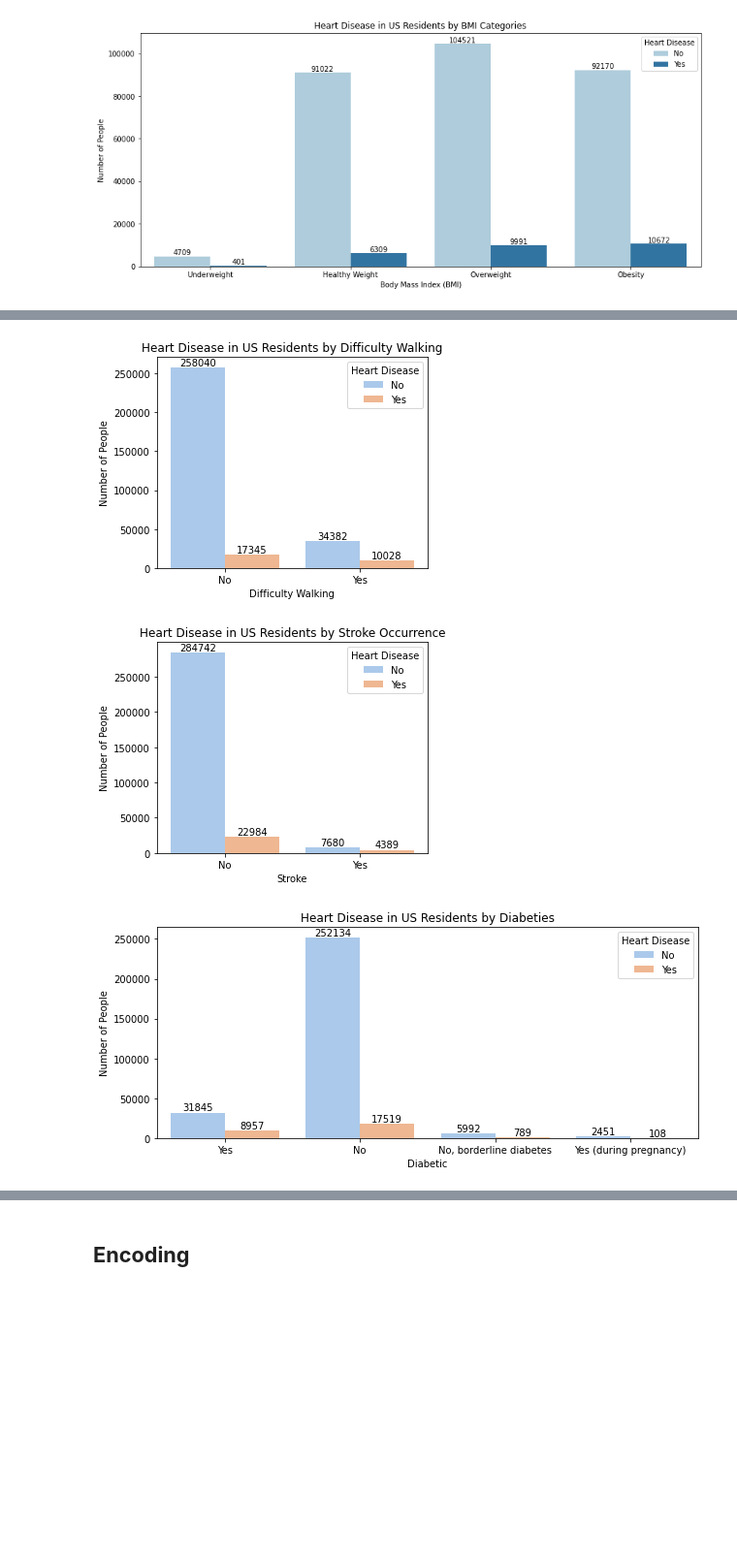
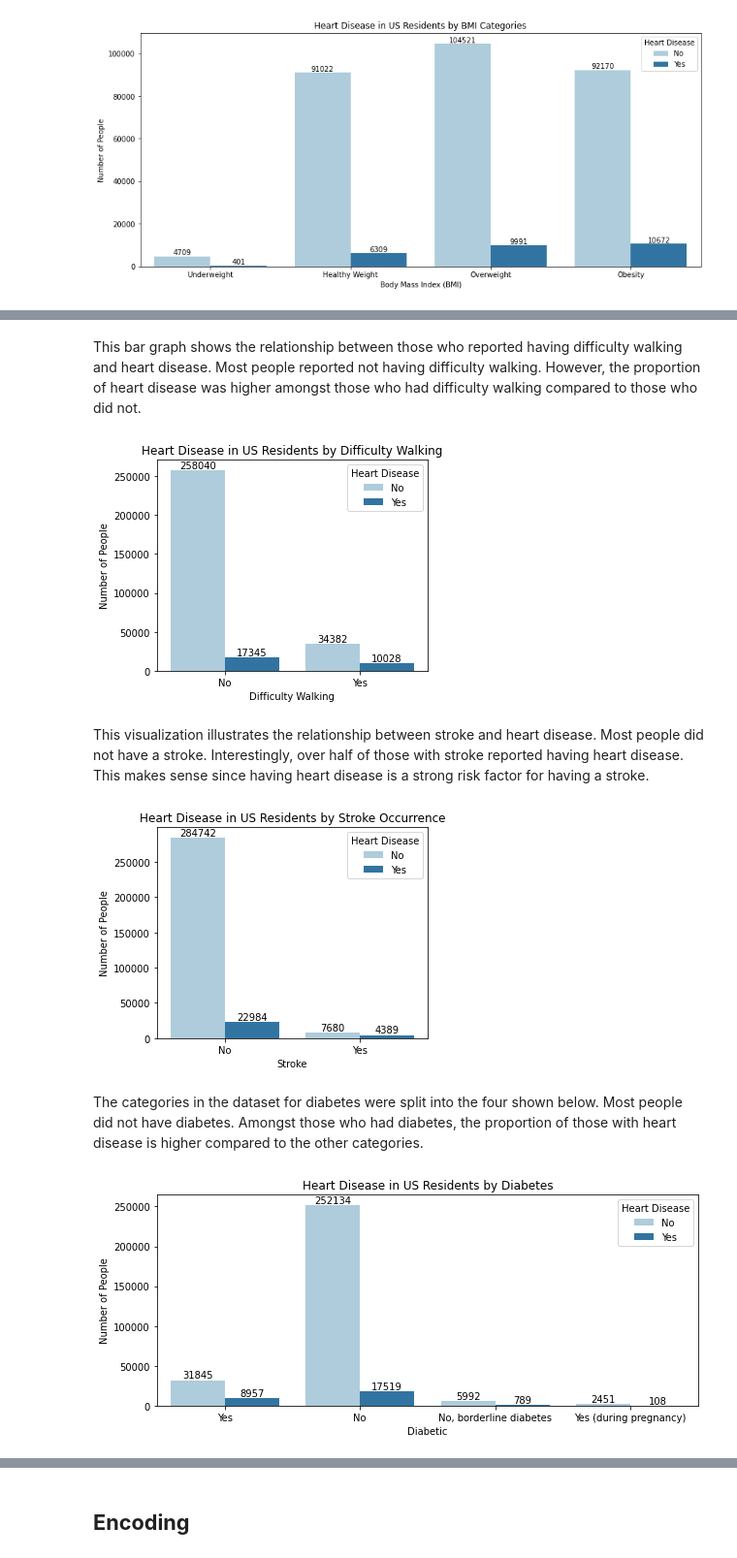
Before and after one commit to sophtsai/Heart-Disease-ML, a Jupyter notebook: Predicting_Heart_Disease_Final.ipynb, the cells around one changed output, grey strips where cells are left out. Shown at 97% size. Cells and saved outputs as stored; diff of their text form; code cells hidden in the pictures; blank space fills up the shorter version.

```diff
--- a/Predicting_Heart_Disease_Final.ipynb
+++ b/Predicting_Heart_Disease_Final.ipynb
@@ -163,8 +183,3 @@ for container in ax.containers:
 plt.show()
 # %% [output]
 [figure]
-# %%
-# BMI and Smoking by Heart Disease
-sns.set_palette("pastel")
-ax = sns.boxplot(x="HeartDisease", y = "BMI", hue = "Smoking", data=df)
-plt.show()
@@ -250,3 +280,5 @@ plt.show()
+# %% [markdown]
+This bar graph shows the relationship between those who reported having difficulty walking and heart disease. Most people reported not having difficulty walking. However, the proportion of heart disease was higher amongst those who had difficulty walking compared to those who did not.
 # %%
 # Difficulty Walking: People with Heart Disease
 plt.figure(figsize=(5, 4))
@@ -258,7 +290,9 @@ for container in ax.containers:
     ax.bar_label(container)
 plt.show()
 # %% [output]
-[figure, old version]
+[figure, new version]
+# %% [markdown]
+This visualization illustrates the relationship between stroke and heart disease. Most people did not have a stroke. Interestingly, over half of those with stroke reported having heart disease. This makes sense since having heart disease is a strong risk factor for having a stroke.
 # %%
 # Stroke: People with Heart Disease
 plt.figure(figsize=(5, 4))
@@ -270,16 +304,18 @@ for container in ax.containers:
     ax.bar_label(container)
 plt.show()
 # %% [output]
-[figure, old version]
+[figure, new version]
+# %% [markdown]
+The categories in the dataset for diabetes were split into the four shown below. Most people did not have diabetes. Amongst those who had diabetes, the proportion of those with heart disease is higher compared to the other categories.
 # %%
 # Diabetic: People with Heart Disease
 plt.figure(figsize=(10, 4))
 ax = sns.countplot(data=df, x='Diabetic', hue='HeartDisease')
 ax.set(xlabel='Diabetic', ylabel='Number of People')
 ax.legend(title='Heart Disease')
-ax.set_title('Heart Disease in US Residents by Diabeties')
+ax.set_title('Heart Disease in US Residents by Diabetes')
 for container in ax.containers:
     ax.bar_label(container)
 plt.show()
 # %% [output]
-[figure, old version]
+[figure, new version]
```
Also changed, not shown: parts of 105 cells of this notebook.
